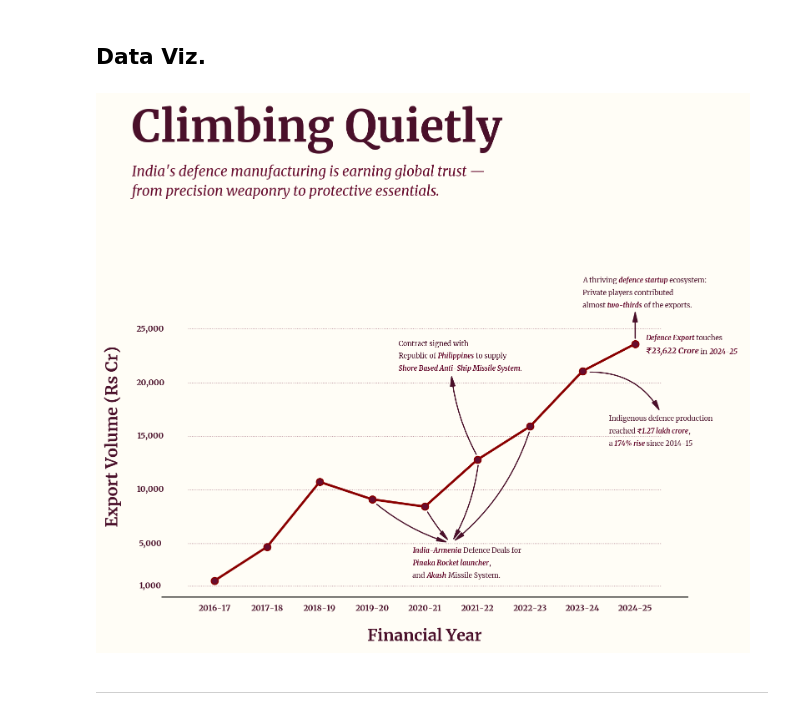
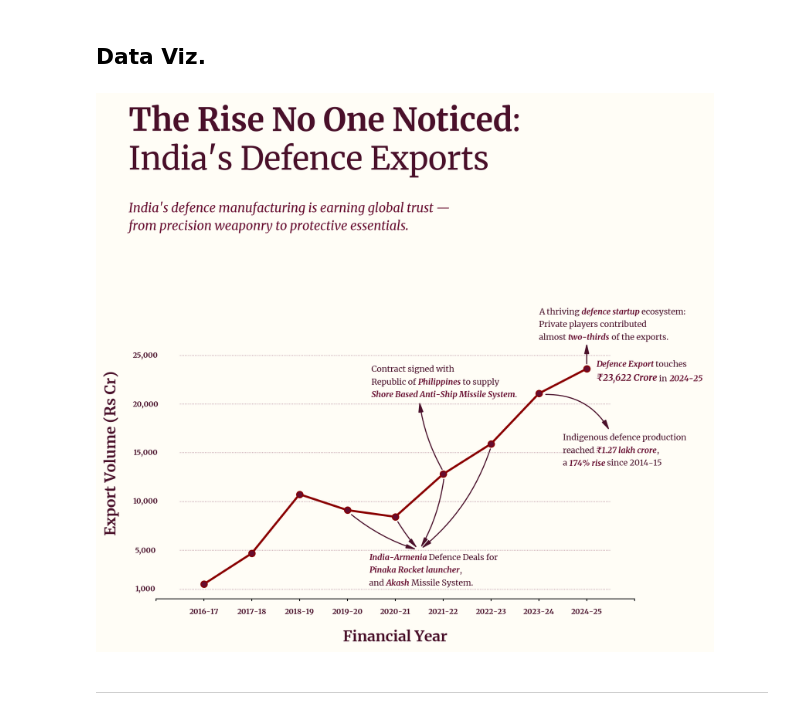
Before and after one commit to debatreyo/mini_datastory, a Jupyter notebook: defence_exports/notebook/viz.ipynb, the cells around one changed output. Saved outputs shown, nothing was run; the diff lists cells and outputs as text; code cells hidden in the pictures.

```diff
--- a/defence_exports/notebook/viz.ipynb
+++ b/defence_exports/notebook/viz.ipynb
@@ -87,7 +87,7 @@ text_style_axis = dict(font=merriweather_b, color=colors["maroon"], fontsize=14,
 text_style_axis_labels = dict(font=merriweather_b, color=colors["maroon"], fontsize=7, va="center", ha="center")
 # %%
 # Highlights
-title = "<Climbing Quietly>"
+title = "<The Rise No One Noticed>:\nIndia's Defence Exports"
 subtitle = "India's defence manufacturing is earning global trust —\nfrom precision weaponry to protective essentials."
 
 pt_2021_22 = """Contract signed with\nRepublic of <Philippines> to supply\n<Shore Based Anti-Ship Missile System>.
@@ -111,7 +111,8 @@ fig.set_facecolor(colors["offwhite"])
 ax.set_facecolor(colors["offwhite"])
 
 # cleaning up canvas
-ax.tick_params(axis="both", which="both", length=0, pad=10)
+ax.tick_params(axis="y", which="both", length=0, pad=10)
+ax.tick_params(axis="x", which="both", length=2, pad=10)
 ax.ticklabel_format(axis='y', style='plain')
 ax.spines[["top", "right", "left"]].set_visible(0)
 
@@ -131,14 +132,14 @@ ax.set_xlim(left=1, right=len(year_index))
 
 
 # Title and Subtitle
-fig_text(s=title, x=0.11, y=.99, ha="left",
-         size=38, font=merriweather, color=colors["maroon"],
+fig_text(s=title, x=0.11, y=1.08, ha="left",
+         size=30, font=merriweather, color=colors["maroon"],
          highlight_textprops=[
              dict(font=merriweather_b)
 
          ])
 
-fig_text(s=subtitle, x=0.11, y=.89, ha="left",
+fig_text(s=subtitle, x=0.11, y=.898, ha="left",
          size=12, font=merriweather_i, color=colors["maroon_light"],
          highlight_textprops=[
 
@@ -154,18 +155,19 @@ ax.plot(
 # Highlights
 
 # 2021-22
+s = 7.8
 ax_text(
     s=pt_2021_22,
     x=5.5, y=24000,
-    font=merriweather, color=colors["maroon"], size=6,
+    font=merriweather, color=colors["maroon"], size=s,
     ha="left",
     highlight_textprops=[
-        dict(font=merriweather_bi, size=6, color=colors["maroon_light"]),
-        dict(font=merriweather_bi, size=6, color=colors["maroon_light"])
+        dict(font=merriweather_bi, size=s, color=colors["maroon_light"]),
+        dict(font=merriweather_bi, size=s, color=colors["maroon_light"])
     ], ax=ax
 )
 ax_arrow(
-    head_position=[6.5, 21000],
+    head_position=[6.5, 20500],
     tail_position=[7, 12814.52+300],
     ax=ax, radius=-0.1, color=colors["maroon"],
     fill_head=True, head_width=1.85, zorder=10
@@ -175,11 +177,11 @@ ax_arrow(
 ax_text(
     s=pt_2023_24,
     x=9.5, y=17000,
-    font=merriweather, color=colors["maroon"], size=6,
+    font=merriweather, color=colors["maroon"], size=s,
     ha="left",
     highlight_textprops=[
-        dict(font=merriweather_bi, size=6, color=colors["maroon_light"]),
-        dict(font=merriweather_bi, size=6, color=colors["maroon_light"])
+        dict(font=merriweather_bi, size=s, color=colors["maroon_light"]),
+        dict(font=merriweather_bi, size=s, color=colors["maroon_light"])
     ], ax=ax
 )
 ax_arrow(
@@ -192,15 +194,15 @@ ax_arrow(
 ax_text(
     s=pt_2024_25,
     x=9, y=29900,
-    font=merriweather, color=colors["maroon"], size=6,
+    font=merriweather, color=colors["maroon"], size=s,
     ha="left",
     highlight_textprops=[
-        dict(font=merriweather_bi, size=6, color=colors["maroon_light"]),
-        dict(font=merriweather_bi, size=6, color=colors["maroon_light"])
+        dict(font=merriweather_bi, size=s, color=colors["maroon_light"]),
+        dict(font=merriweather_bi, size=s, color=colors["maroon_light"])
     ], ax=ax
 )
 ax_arrow(
-    head_position=[10, 27000],
+    head_position=[10, 26500],
     tail_position=[10, 23622+300],
     ax=ax, radius=0, color=colors["maroon"],
     fill_head=True, head_width=1.85, zorder=10
@@ -211,12 +213,12 @@ ax_arrow(
 ax_text(
     s="<Defence Export> touches\n<₹23,622 Crore> in <2024-25>",
     x=10.2, y=23622.0+900,
-    font=merriweather, color=colors["maroon"], size=6,
+    font=merriweather, color=colors["maroon"], size=s,
     ha="left",
     highlight_textprops=[
-        dict(font=merriweather_bi, size=6, color=colors["maroon_light"]),
-        dict(font=merriweather_bi, size=7, color=colors["maroon_light"]),
-        dict(font=merriweather_bi, size=6, color=colors["maroon_light"])
+        dict(font=merriweather_bi, size=s, color=colors["maroon_light"]),
+        dict(font=merriweather_bi, size=s+1, color=colors["maroon_light"]),
+        dict(font=merriweather_bi, size=s, color=colors["maroon_light"])
     ], ax=ax
 )
 
@@ -239,38 +241,38 @@ ax_arrow(
     ax=ax, radius=-0.1, color=colors["maroon"],
     fill_head=True, head_width=1.5, zorder=10
 )
 ax_arrow(
     head_position=[6.5, 5000],
     tail_position=[8, 15918-320],
     ax=ax, radius=-0.15, color=colors["maroon"],
     fill_head=True, head_width=1.5, zorder=10
 )
 ax_text(
     s="<India-Armenia> Defence Deals for\n<Pinaka Rocket launcher>,\nand <Akash> Missile System.",
     x=6.8, y=4700,
-    font=merriweather, color=colors["maroon"], size=6,
+    font=merriweather, color=colors["maroon"], size=s,
     ha="center",
     highlight_textprops=[
-        dict(font=merriweather_bi, size=6, color=colors["maroon_light"]),
-        dict(font=merriweather_bi, size=6, color=colors["maroon_light"]),
-        dict(font=merriweather_bi, size=6, color=colors["maroon_light"])
+        dict(font=merriweather_bi, size=s, color=colors["maroon_light"]),
+        dict(font=merriweather_bi, size=s, color=colors["maroon_light"]),
+        dict(font=merriweather_bi, size=s, color=colors["maroon_light"])
     ], ax=ax
 )
 
 # Gridlines
 for y in export_index:
     ax.axhline(
         y=y,
         xmin=0.05, xmax=0.95,
         linestyle=':',
         linewidth=0.6,
         color=colors["maroon_light"],
         alpha=0.5
     )
 
 # plt.show()
-# plt.savefig(r"..\data_viz\defence_exports.jpeg", dpi=250, bbox_inches="tight", pad_inches=2)
+plt.savefig(r"..\data_viz\defence_exports_3.jpeg", dpi=250, bbox_inches="tight", pad_inches=1)
 # %% [output]
-[figure, old version]
+[figure, new version]
 # %% [markdown]
 ---
```
